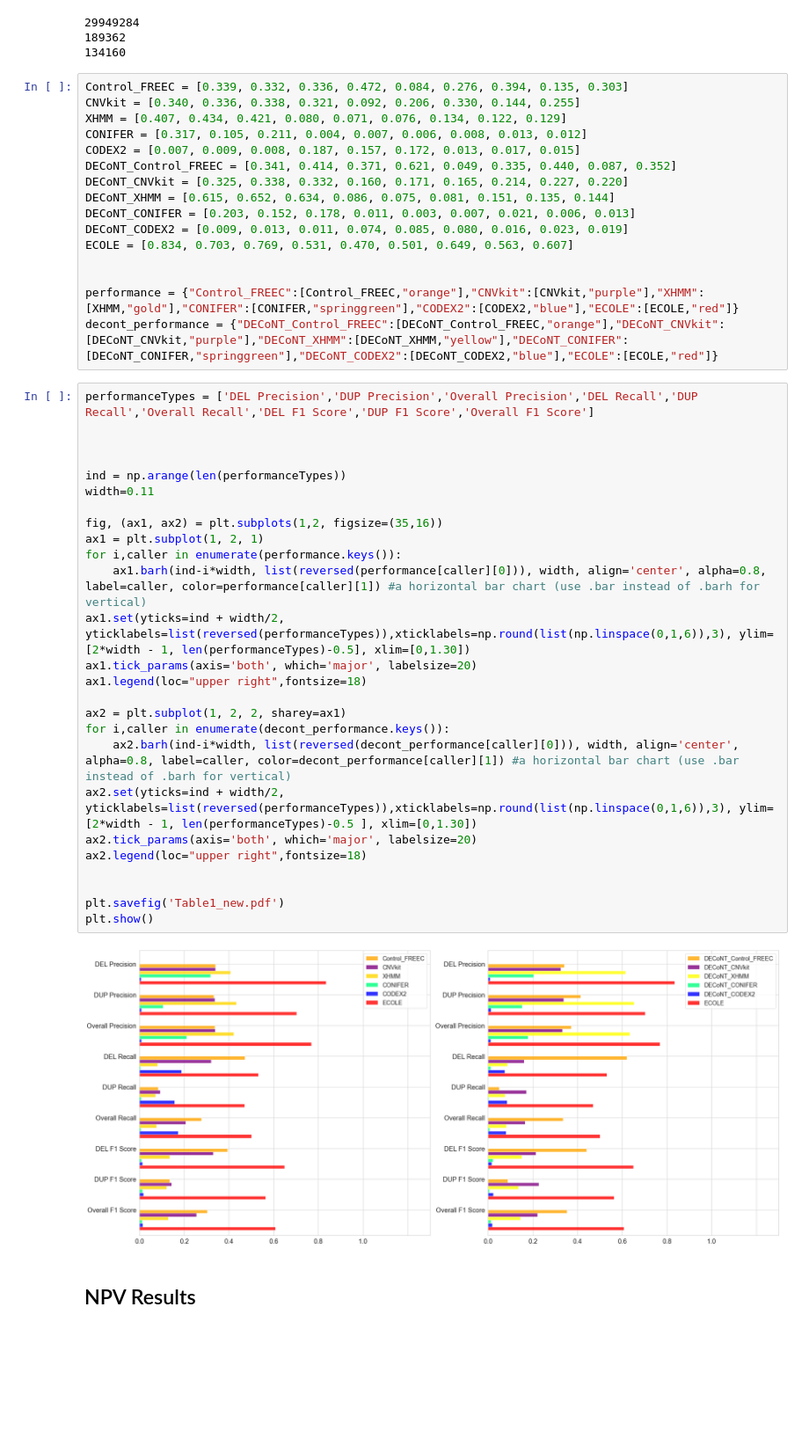
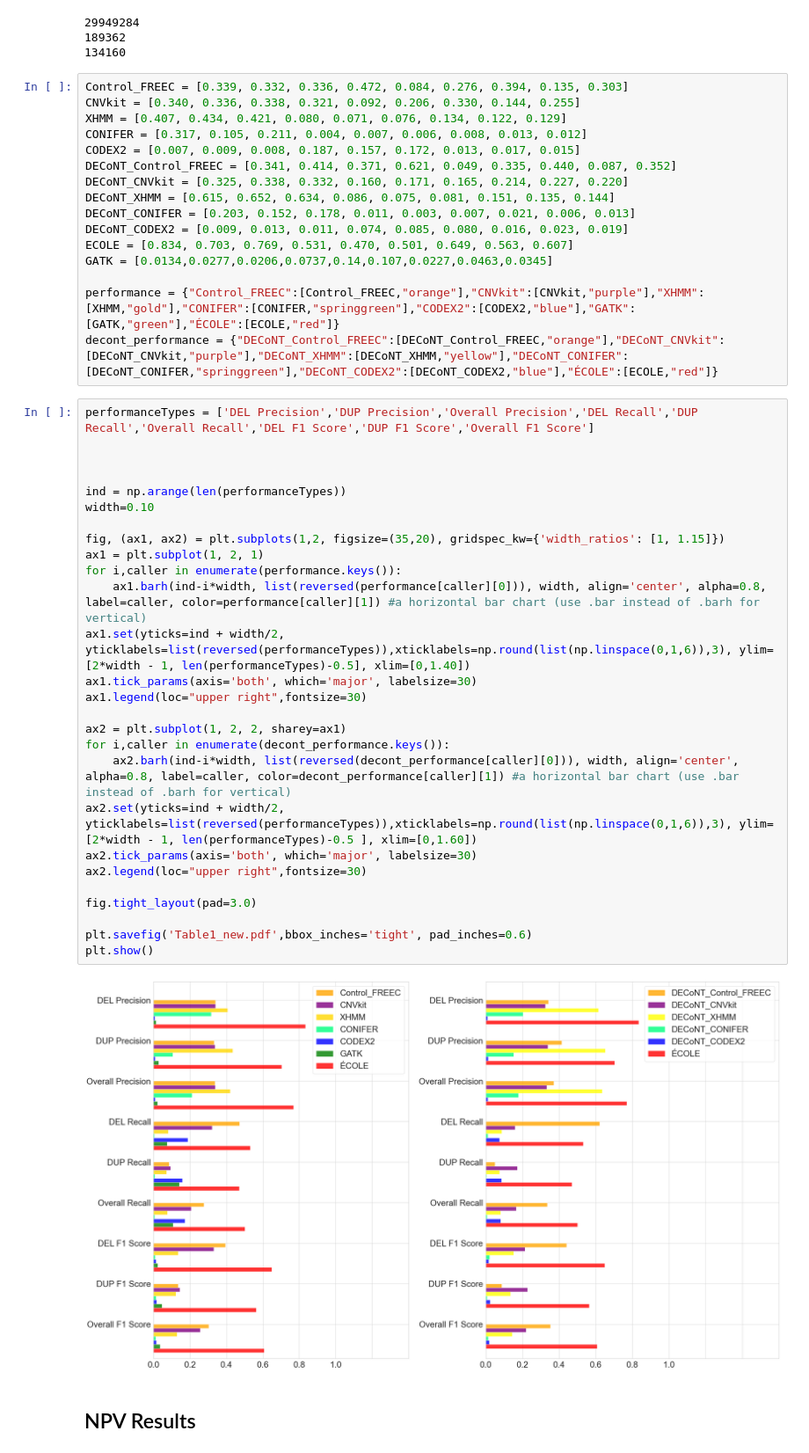
Before and after one commit to alperylmzz/ECOLE-revision, a Jupyter notebook: Figure2.ipynb, the cells around one changed output. Shown at 88% size. Drawn from its saved outputs; the diff is of its cells as text; blank space fills up the shorter version.

```diff
--- a/Figure2.ipynb
+++ b/Figure2.ipynb
@@ -137,38 +142,39 @@ DECoNT_XHMM = [0.615, 0.652, 0.634, 0.086, 0.075, 0.081, 0.151, 0.135, 0.144]
 DECoNT_CONIFER = [0.203, 0.152, 0.178, 0.011, 0.003, 0.007, 0.021, 0.006, 0.013]
 DECoNT_CODEX2 = [0.009, 0.013, 0.011, 0.074, 0.085, 0.080, 0.016, 0.023, 0.019]
 ECOLE = [0.834, 0.703, 0.769, 0.531, 0.470, 0.501, 0.649, 0.563, 0.607]
+GATK = [0.0134,0.0277,0.0206,0.0737,0.14,0.107,0.0227,0.0463,0.0345]
 
-
-performance = {"Control_FREEC":[Control_FREEC,"orange"],"CNVkit":[CNVkit,"purple"],"XHMM":[XHMM,"gold"],"CONIFER":[CONIFER,"springgreen"],"CODEX2":[CODEX2,"blue"],"ECOLE":[ECOLE,"red"]}
-decont_performance = {"DECoNT_Control_FREEC":[DECoNT_Control_FREEC,"orange"],"DECoNT_CNVkit":[DECoNT_CNVkit,"purple"],"DECoNT_XHMM":[DECoNT_XHMM,"yellow"],"DECoNT_CONIFER":[DECoNT_CONIFER,"springgreen"],"DECoNT_CODEX2":[DECoNT_CODEX2,"blue"],"ECOLE":[ECOLE,"red"]}
+performance = {"Control_FREEC":[Control_FREEC,"orange"],"CNVkit":[CNVkit,"purple"],"XHMM":[XHMM,"gold"],"CONIFER":[CONIFER,"springgreen"],"CODEX2":[CODEX2,"blue"],"GATK":[GATK,"green"],"ÉCOLE":[ECOLE,"red"]}
+decont_performance = {"DECoNT_Control_FREEC":[DECoNT_Control_FREEC,"orange"],"DECoNT_CNVkit":[DECoNT_CNVkit,"purple"],"DECoNT_XHMM":[DECoNT_XHMM,"yellow"],"DECoNT_CONIFER":[DECoNT_CONIFER,"springgreen"],"DECoNT_CODEX2":[DECoNT_CODEX2,"blue"],"ÉCOLE":[ECOLE,"red"]}
 # %%
 performanceTypes = ['DEL Precision','DUP Precision','Overall Precision','DEL Recall','DUP Recall','Overall Recall','DEL F1 Score','DUP F1 Score','Overall F1 Score']
 
 
 
 ind = np.arange(len(performanceTypes))
-width=0.11
+width=0.10
 
-fig, (ax1, ax2) = plt.subplots(1,2, figsize=(35,16))
+fig, (ax1, ax2) = plt.subplots(1,2, figsize=(35,20), gridspec_kw={'width_ratios': [1, 1.15]})
 ax1 = plt.subplot(1, 2, 1)
 for i,caller in enumerate(performance.keys()):
     ax1.barh(ind-i*width, list(reversed(performance[caller][0])), width, align='center', alpha=0.8, label=caller, color=performance[caller][1]) #a horizontal bar chart (use .bar instead of .barh for vertical)
-ax1.set(yticks=ind + width/2, yticklabels=list(reversed(performanceTypes)),xticklabels=np.round(list(np.linspace(0,1,6)),3), ylim=[2*width - 1, len(performanceTypes)-0.5], xlim=[0,1.30])
-ax1.tick_params(axis='both', which='major', labelsize=20)
-ax1.legend(loc="upper right",fontsize=18)
+ax1.set(yticks=ind + width/2, yticklabels=list(reversed(performanceTypes)),xticklabels=np.round(list(np.linspace(0,1,6)),3), ylim=[2*width - 1, len(performanceTypes)-0.5], xlim=[0,1.40])
+ax1.tick_params(axis='both', which='major', labelsize=30)
+ax1.legend(loc="upper right",fontsize=30)
 
 ax2 = plt.subplot(1, 2, 2, sharey=ax1)
 for i,caller in enumerate(decont_performance.keys()):
     ax2.barh(ind-i*width, list(reversed(decont_performance[caller][0])), width, align='center', alpha=0.8, label=caller, color=decont_performance[caller][1]) #a horizontal bar chart (use .bar instead of .barh for vertical)
-ax2.set(yticks=ind + width/2, yticklabels=list(reversed(performanceTypes)),xticklabels=np.round(list(np.linspace(0,1,6)),3), ylim=[2*width - 1, len(performanceTypes)-0.5 ], xlim=[0,1.30])
-ax2.tick_params(axis='both', which='major', labelsize=20)
-ax2.legend(loc="upper right",fontsize=18)
+ax2.set(yticks=ind + width/2, yticklabels=list(reversed(performanceTypes)),xticklabels=np.round(list(np.linspace(0,1,6)),3), ylim=[2*width - 1, len(performanceTypes)-0.5 ], xlim=[0,1.60])
+ax2.tick_params(axis='both', which='major', labelsize=30)
+ax2.legend(loc="upper right",fontsize=30)
 
+fig.tight_layout(pad=3.0)
 
-plt.savefig('Table1_new.pdf')
+plt.savefig('Table1_new.pdf',bbox_inches='tight', pad_inches=0.6)
 plt.show()
 # %% [output]
-[figure, old version]
+[figure, new version]
 # %% [markdown]
 ## NPV Results
 # %%
```
Also changed, not shown: parts of 4 cells of this notebook, 1 other file.
